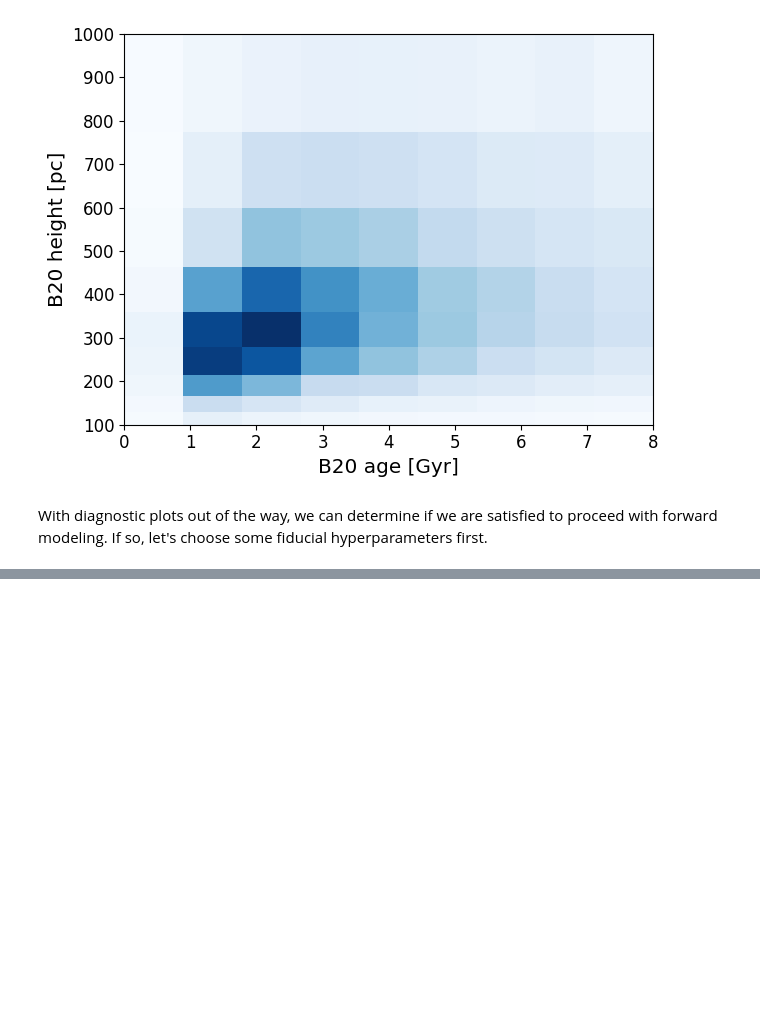
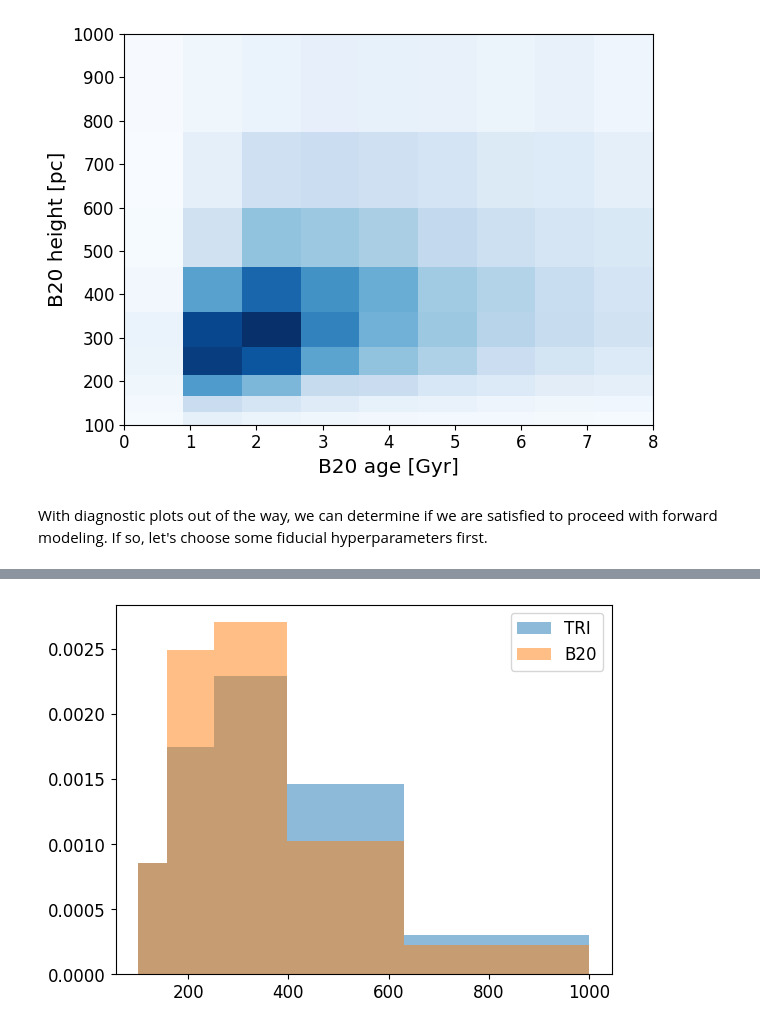
Before and after one commit to exoclam/psps, a Jupyter notebook: paper_dir/look-here-chris-make-systems.ipynb, the cells around one changed output, grey strips where cells are left out. Cells and saved outputs as stored; diff of their text form; code cells hidden in the pictures; blank space fills up the shorter version.

```diff
--- a/paper_dir/look-here-chris-make-systems.ipynb
+++ b/paper_dir/look-here-chris-make-systems.ipynb
@@ -380,0 +417,7 @@ mean f:  0.37343776
+# %%
+plt.hist(trilegal_kepler.height, alpha=0.5, label='TRI', bins=np.logspace(2, 3, 6), density=True)
+plt.hist(berger_kepler.height, alpha=0.5, label='B20', bins=np.logspace(2, 3, 6), density=True)
+plt.legend()
+plt.show()
+# %% [output]
+[figure, added]
```
Also changed, not shown: parts of 7 cells of this notebook, 5 other files.
